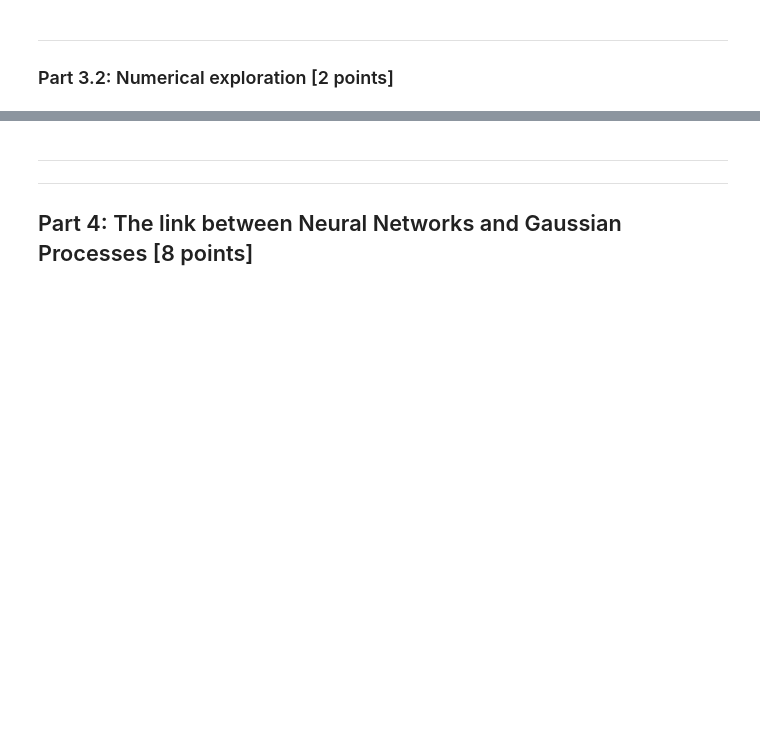
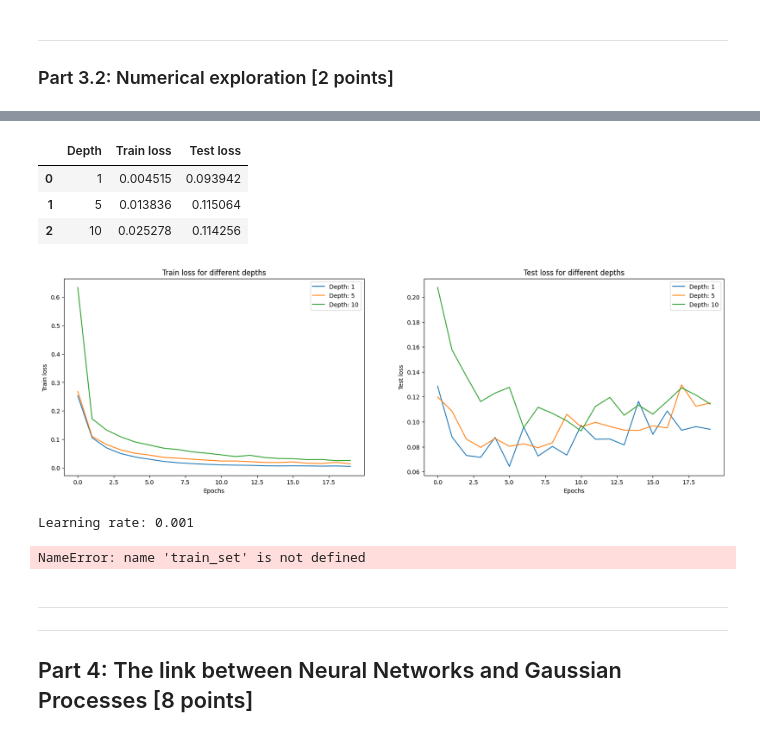
Before and after one commit to sebdixon/Machine-Learning, a Jupyter notebook: 01843211_cw1_MathsML.ipynb, the cells around one changed output, grey strips where cells are left out. Drawn from its saved outputs; the diff is of its cells as text; code cells hidden in the pictures; blank space fills up the shorter version.

```diff
--- a/01843211_cw1_MathsML.ipynb
+++ b/01843211_cw1_MathsML.ipynb
@@ -527,3 +466,22 @@ def test_epoch(testloader, net, criterion):
+# %%
+# Task 4
+def test_epoch(testloader, net, criterion):
+    net.eval()
+    total_loss = 0.0
+    total_error = 0.0
+    num_samples = 0
+    with torch.no_grad():
+        for data in testloader:
+            inputs, labels = data
+            outputs = net(inputs)
+            loss = criterion(outputs, labels)
+            total_loss += loss.item() * inputs.size(0)
+            _, predicted = torch.max(outputs.data, 1)
+            total_error += (predicted != labels).sum().item()
+            num_samples += inputs.size(0)
+    avg_loss = total_loss / num_samples
+    error_rate = total_error / num_samples
+    return avg_loss, error_rate
 # %%
 def main(batch_size, dim, nclass, width, depth, lr, epochs, train_set, test_set, Adam=True, momentum=None, early_stop_loss=None ,verbose=True):
     """
@@ -552,7 +510,7 @@ def main(batch_size, dim, nclass, width, depth, lr, epochs, train_set, test_set,
     """
 
     # load data
-    trainloader, testloader = loading_data(batch_size, train_set, test_set)
+    trainloader, testloader = load_data(batch_size, train_set, test_set)
 
     # define network
     net = Net(dim, nclass, width, depth)
@@ -670,3 +628,55 @@ Epoch: 017 | Train Loss: 0.03868 | Test Loss: 0.1427 | Train Error: 0.0088 | Tes
 Epoch: 018 | Train Loss: 0.04389 | Test Loss: 0.1384 | Train Error: 0.0101 | Test Error: 0.0232
 Epoch: 019 | Train Loss: 0.03554 | Test Loss: 0.1773 | Train Error: 0.008183 | Test Error: 0.0202
 Epoch: 020 | Train Loss: 0.04175 | Test Loss: 0.1228 | Train Error: 0.008967 | Test Error: 0.0236
+# %%
+
+# Construct pandas table of different train loss and test loss for different depths
+df = pd.DataFrame(columns=["Depth", "Train loss", "Test loss"])
+for depth in depths:
+    df = pd.concat([df, pd.DataFrame([[depth, store_depth[depth][0][-1], store_depth[depth][1][-1]]], columns=["Depth", "Train loss", "Test loss"])])
+df.reset_index(drop=True, inplace=True)
+df
+# %% [output]
+|  | Depth | Train loss | Test loss |
+| 0 | 1 | 0.004515 | 0.093942 |
+| 1 | 5 | 0.013836 | 0.115064 |
+| 2 | 10 | 0.025278 | 0.114256 |
+# %%
+# Plot the train loss for different depths and test loss for different depths as subplots
+fig, ax = plt.subplots(1, 2, figsize=(20, 6))
+for depth in depths:
+    ax[0].plot(store_depth[depth][0], label=f"Depth: {depth}")
+    ax[1].plot(store_depth[depth][1], label=f"Depth: {depth}")
+ax[0].set_xlabel("Epochs")
+ax[0].set_ylabel("Train loss")
+ax[0].legend()
+ax[0].title.set_text("Train loss for different depths")
+ax[1].set_xlabel("Epochs")
+ax[1].set_ylabel("Test loss")
+ax[1].legend()
+ax[1].title.set_text("Test loss for different depths")
+plt.show()
+# %% [output]
+[figure, added]
+# %%
+# Define the hyperparameters
+learning_rates = [0.001, 0.01, 0.1] # Varying hyperparameter
+depth = 1 # Fixed hyperparameter according to exercise guidelines
+width = 256 # Fixed hyperparameter according to exercise guidelines
+epochs = 50
+batch_size = 32
+dim = 784
+nclass = 10
+Adam = False # Fixed hyperparameter according to exercise guidelines
+
+# Store the results
+store_lr = {}
+
+# Run the main function for different learning rates
+for lr in learning_rates:
+    print(f"Learning rate: {lr}")
+    train_loss, test_loss, train_error, test_error = main(batch_size, dim, nclass, width, depth, lr, epochs, train_set_mnist, test_set_mnist, Adam=Adam, momentum=0.9, early_stop_loss=0.05)
+    store_lr[lr] = [train_loss, test_loss, train_error, test_error]
+# %% [output]
+Learning rate: 0.001
+NameError: name 'train_set' is not defined
```
Also changed, not shown: parts of 47 cells of this notebook.
